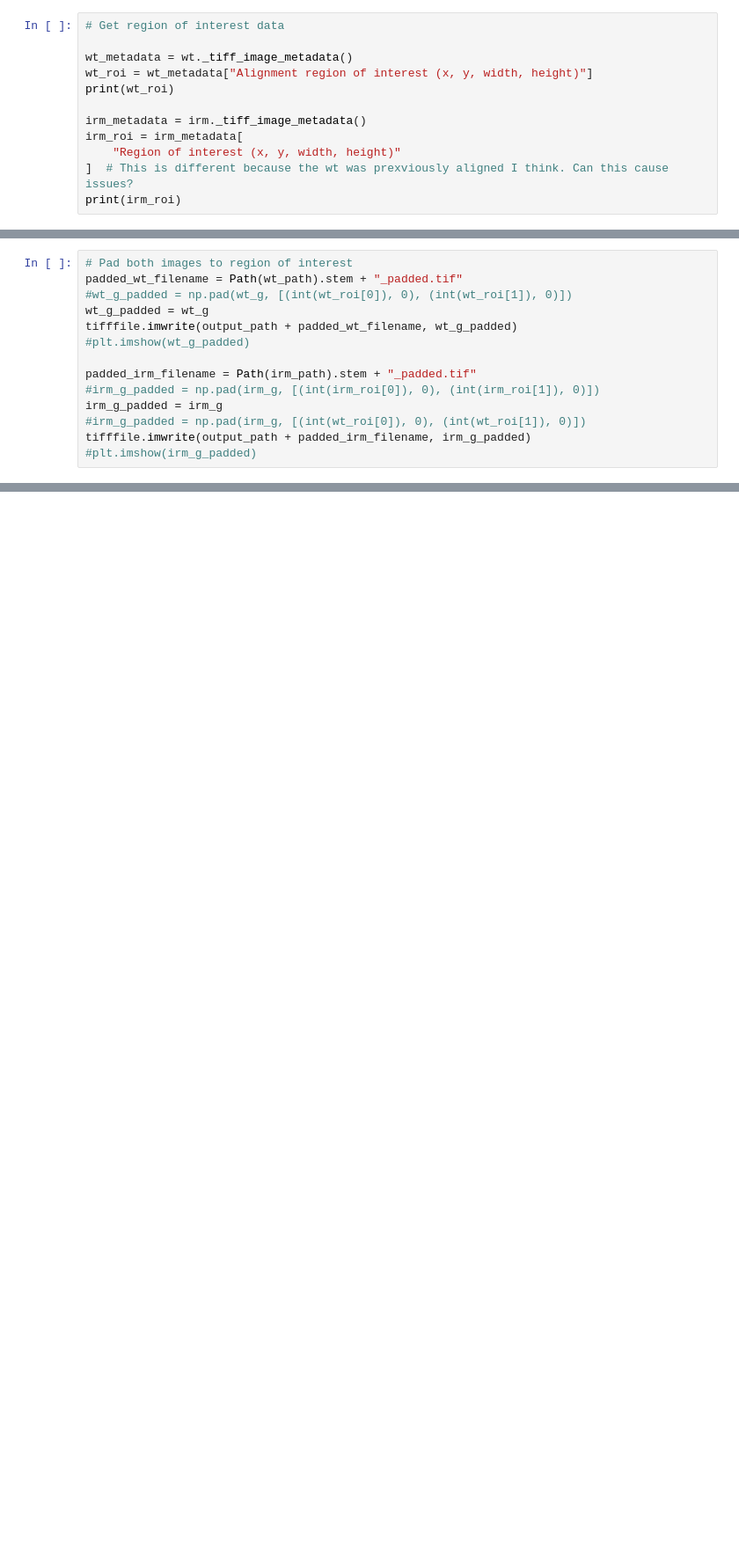
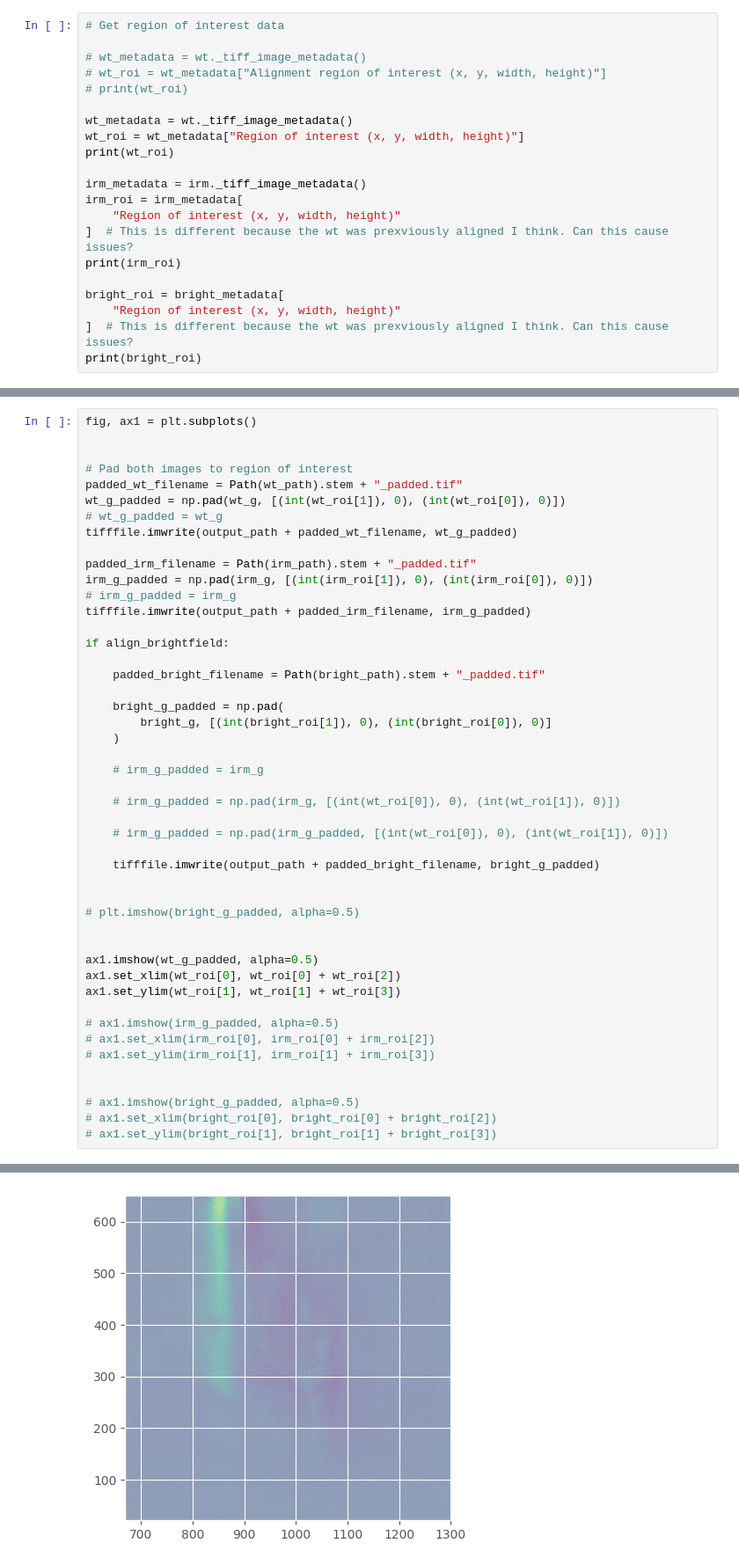
Before and after one commit to ajasja/LUMICKS_image_alignment, a Jupyter notebook: image_aligner.ipynb, the cells around one changed output, grey strips where cells are left out. Shown at 88% size. Cells and saved outputs as stored; diff of their text form; blank space fills up the shorter version.

```diff
--- a/image_aligner.ipynb
+++ b/image_aligner.ipynb
@@ -131,8 +139,12 @@ plt.imshow(irm_g)
 # %%
 # Get region of interest data
 
+# wt_metadata = wt._tiff_image_metadata()
+# wt_roi = wt_metadata["Alignment region of interest (x, y, width, height)"]
+# print(wt_roi)
+
 wt_metadata = wt._tiff_image_metadata()
-wt_roi = wt_metadata["Alignment region of interest (x, y, width, height)"]
+wt_roi = wt_metadata["Region of interest (x, y, width, height)"]
 print(wt_roi)
 
 irm_metadata = irm._tiff_image_metadata()
@@ -140,4 +152,9 @@ irm_roi = irm_metadata[
     "Region of interest (x, y, width, height)"
 ]  # This is different because the wt was prexviously aligned I think. Can this cause issues?
 print(irm_roi)
+
+bright_roi = bright_metadata[
+    "Region of interest (x, y, width, height)"
+]  # This is different because the wt was prexviously aligned I think. Can this cause issues?
+print(bright_roi)
 # %% [output]
@@ -146,14 +164,48 @@ print(irm_roi)
 # %%
+fig, ax1 = plt.subplots()
+
+
 # Pad both images to region of interest
 padded_wt_filename = Path(wt_path).stem + "_padded.tif"
-#wt_g_padded = np.pad(wt_g, [(int(wt_roi[0]), 0), (int(wt_roi[1]), 0)])
-wt_g_padded = wt_g
+wt_g_padded = np.pad(wt_g, [(int(wt_roi[1]), 0), (int(wt_roi[0]), 0)])
+# wt_g_padded = wt_g
 tifffile.imwrite(output_path + padded_wt_filename, wt_g_padded)
-#plt.imshow(wt_g_padded)
 
 padded_irm_filename = Path(irm_path).stem + "_padded.tif"
-#irm_g_padded = np.pad(irm_g, [(int(irm_roi[0]), 0), (int(irm_roi[1]), 0)])
-irm_g_padded = irm_g
-#irm_g_padded = np.pad(irm_g, [(int(wt_roi[0]), 0), (int(wt_roi[1]), 0)])
+irm_g_padded = np.pad(irm_g, [(int(irm_roi[1]), 0), (int(irm_roi[0]), 0)])
+# irm_g_padded = irm_g
 tifffile.imwrite(output_path + padded_irm_filename, irm_g_padded)
-#plt.imshow(irm_g_padded)
+
+if align_brightfield:
+
+    padded_bright_filename = Path(bright_path).stem + "_padded.tif"
+
+    bright_g_padded = np.pad(
+        bright_g, [(int(bright_roi[1]), 0), (int(bright_roi[0]), 0)]
+    )
+
+    # irm_g_padded = irm_g
+
+    # irm_g_padded = np.pad(irm_g, [(int(wt_roi[0]), 0), (int(wt_roi[1]), 0)])
+
+    # irm_g_padded = np.pad(irm_g_padded, [(int(wt_roi[0]), 0), (int(wt_roi[1]), 0)])
+
+    tifffile.imwrite(output_path + padded_bright_filename, bright_g_padded)
+
+
+# plt.imshow(bright_g_padded, alpha=0.5)
+
+
+ax1.imshow(wt_g_padded, alpha=0.5)
+ax1.set_xlim(wt_roi[0], wt_roi[0] + wt_roi[2])
+ax1.set_ylim(wt_roi[1], wt_roi[1] + wt_roi[3])
+
+# ax1.imshow(irm_g_padded, alpha=0.5)
+# ax1.set_xlim(irm_roi[0], irm_roi[0] + irm_roi[2])
+# ax1.set_ylim(irm_roi[1], irm_roi[1] + irm_roi[3])
+
+
+# ax1.imshow(bright_g_padded, alpha=0.5)
+# ax1.set_xlim(bright_roi[0], bright_roi[0] + bright_roi[2])
+# ax1.set_ylim(bright_roi[1], bright_roi[1] + bright_roi[3])
+# %% [output]
@@ -160 +213,2 @@ tifffile.imwrite(output_path + padded_irm_filename, irm_g_padded)
+[figure, added]
 # %%
```
Also changed, not shown: parts of 13 cells of this notebook, 5 other files.
